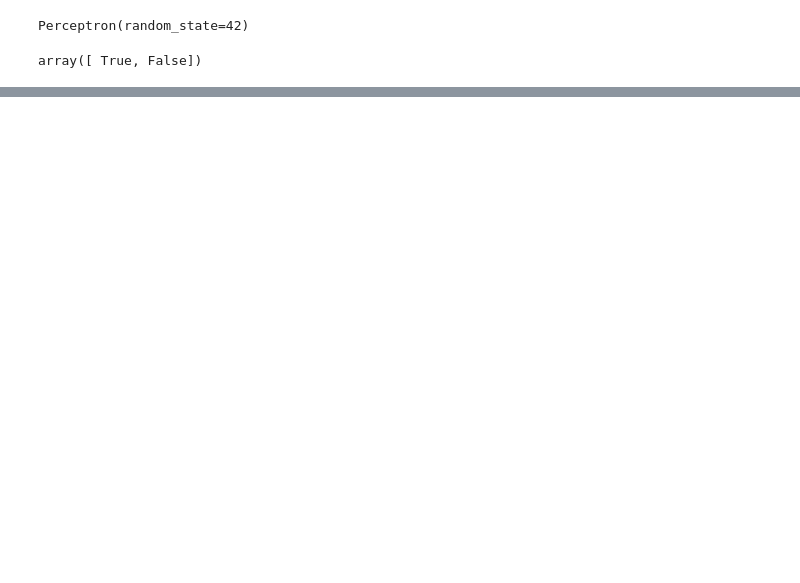
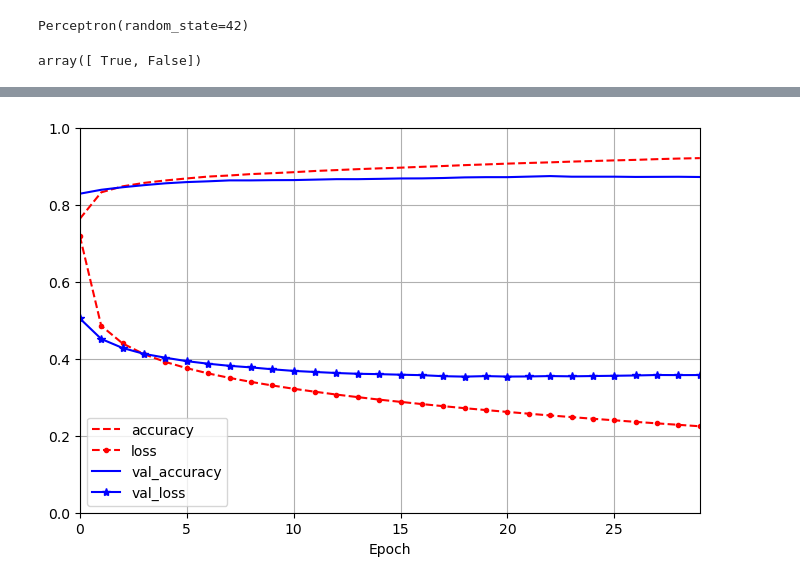
Before and after one commit to Menego23/handson-ml3, a Jupyter notebook: 10_p.ipynb, the cells around one changed output, grey strips where cells are left out. Cells and saved outputs as stored; diff of their text form; code cells hidden in the pictures; blank space fills up the shorter version.

```diff
--- a/10_p.ipynb
+++ b/10_p.ipynb
@@ -21,0 +136,11 @@ array([ True, False])
+# %%
+# method 2
+tf.random.set_seed(42)
+
+model = tf.keras.Sequential([
+tf.keras.layers.Input(shape=[28,28]),
+tf.keras.layers.Flatten(),
+tf.keras.layers.Dense(300, activation="relu"),
+tf.keras.layers.Dense(100, activation="relu"),
+tf.keras.layers.Dense(10, activation="softmax")
+])
@@ -21,0 +189,5 @@ array([ True, False])
+# %%
+model.compile(loss="sparse_categorical_crossentropy", # = tf.keras.losses.sparse_categorical_crossentropy.
+# model.compile(loss="categorical_crossentropy", # = tf.keras.losses.sparse_categorical_crossentropy.
+              optimizer = "sgd", # = tf.keras.optimizers.SGD()/Adam()
+              metrics = ["accuracy"])# = metrics = [tf.keras.metrics.sparse_categorical_accuracy]
@@ -21,0 +196,2 @@ array([ True, False])
+# %%
+history = model.fit(X_train, y_train, epochs=30, validation_data=(X_valid, y_valid))
@@ -21,0 +219,8 @@ array([ True, False])
+# %%
+pd.DataFrame(history.history).plot(
+    figsize=(8,5), xlim=[0,29], ylim=[0,1], grid=True, xlabel="Epoch",
+    style=["r--", "r--.", "b-", "b-*"])
+
+plt.show()
+# %% [output]
+[figure, added]
```
Also changed, not shown: parts of 39 cells of this notebook.
